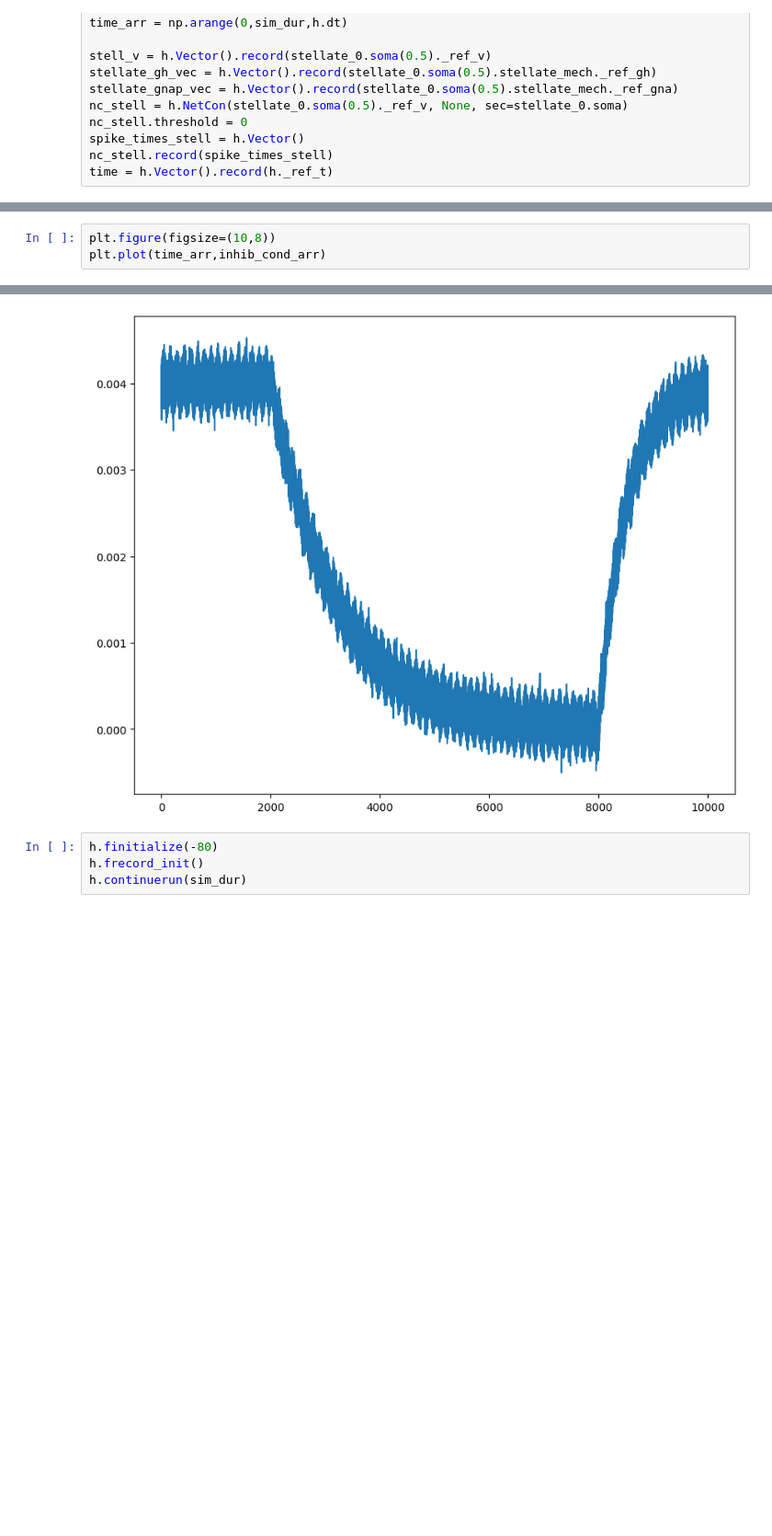
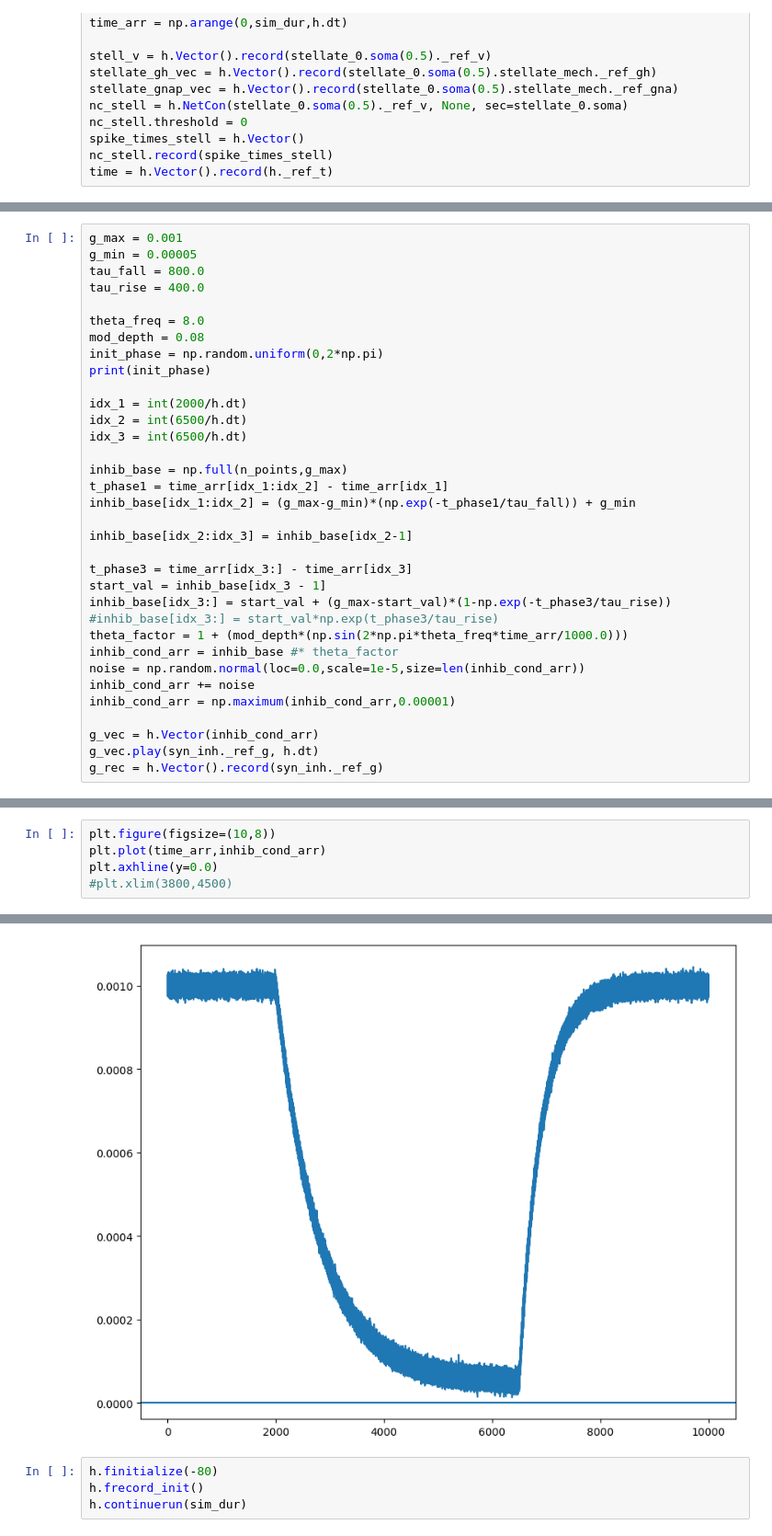
Before and after one commit to tiny-infinity/GridCellsTheta, a Jupyter notebook: phase_prec_final.ipynb, the cells around one changed output, grey strips where cells are left out. Shown at 92% size. Drawn from its saved outputs; the diff is of its cells as text; blank space fills up the shorter version.

Commit message:
success phase prec

```diff
--- a/phase_prec_final.ipynb
+++ b/phase_prec_final.ipynb
@@ -96,0 +65,34 @@ g_rec = h.Vector().record(syn_inh._ref_g)
+# %%
+g_max = 0.001
+g_min = 0.00005
+tau_fall = 800.0
+tau_rise = 400.0
+
+theta_freq = 8.0
+mod_depth = 0.08
+init_phase = np.random.uniform(0,2*np.pi)
+print(init_phase)
+
+idx_1 = int(2000/h.dt)
+idx_2 = int(6500/h.dt)
+idx_3 = int(6500/h.dt)
+
+inhib_base = np.full(n_points,g_max)
+t_phase1 = time_arr[idx_1:idx_2] - time_arr[idx_1]
+inhib_base[idx_1:idx_2] = (g_max-g_min)*(np.exp(-t_phase1/tau_fall)) + g_min
+
+inhib_base[idx_2:idx_3] = inhib_base[idx_2-1]
+
+t_phase3 = time_arr[idx_3:] - time_arr[idx_3]
+start_val = inhib_base[idx_3 - 1]
+inhib_base[idx_3:] = start_val + (g_max-start_val)*(1-np.exp(-t_phase3/tau_rise))
+#inhib_base[idx_3:] = start_val*np.exp(t_phase3/tau_rise)
+theta_factor = 1 + (mod_depth*(np.sin(2*np.pi*theta_freq*time_arr/1000.0)))
+inhib_cond_arr = inhib_base #* theta_factor
+noise = np.random.normal(loc=0.0,scale=1e-5,size=len(inhib_cond_arr))
+inhib_cond_arr += noise
+inhib_cond_arr = np.maximum(inhib_cond_arr,0.00001)
+
+g_vec = h.Vector(inhib_cond_arr)
+g_vec.play(syn_inh._ref_g, h.dt)
+g_rec = h.Vector().record(syn_inh._ref_g)
@@ -97,4 +101,6 @@ g_rec = h.Vector().record(syn_inh._ref_g)
 # %%
 plt.figure(figsize=(10,8))
 plt.plot(time_arr,inhib_cond_arr)
+plt.axhline(y=0.0)
+#plt.xlim(3800,4500)
 # %% [output]
@@ -102,4 +108,4 @@ plt.plot(time_arr,inhib_cond_arr)
-[figure, old version]
+[figure, new version]
 # %%
 h.finitialize(-80)
 h.frecord_init()
```
Also changed, not shown: parts of 5 cells of this notebook, 1 other file.
